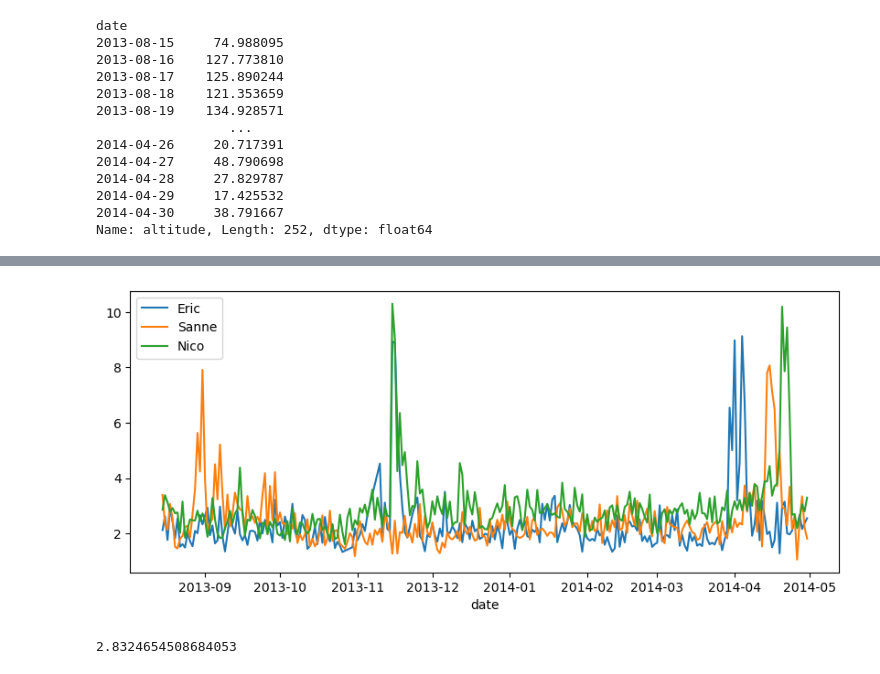
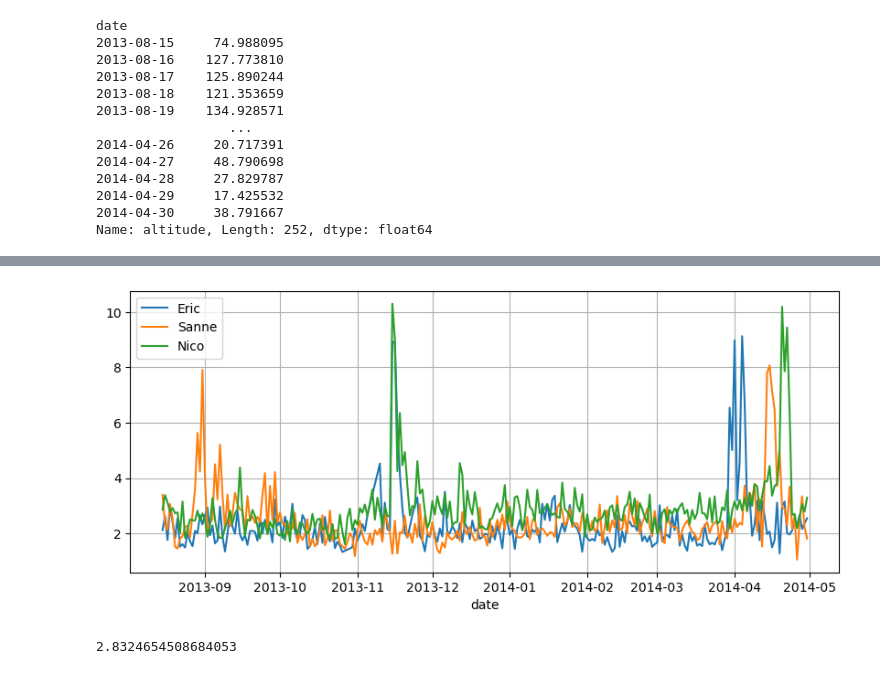
Before and after one commit to wittyphysicist/data-science-project, a Jupyter notebook: Data Science Project.ipynb, the cells around one changed output, grey strips where cells are left out. Drawn from its saved outputs; the diff is of its cells as text; code cells hidden in the pictures.

```diff
--- a/Data Science Project.ipynb
+++ b/Data Science Project.ipynb
@@ -784,20 +577,21 @@ Great! Now find the average speed for each bird and day.
 # %%
 import matplotlib.pyplot as plt
 
 grouped_birdday.altitude.mean()
 
 eric_daily_speed  = grouped_birdday.speed_2d.mean()["Eric"]
 sanne_daily_speed = grouped_birdday.speed_2d.mean()["Sanne"]
 nico_daily_speed  = grouped_birdday.speed_2d.mean()["Nico"]
 
 plt.figure(figsize = (10,4))
 eric_daily_speed.plot(label="Eric")
 sanne_daily_speed.plot(label="Sanne")
 nico_daily_speed.plot(label="Nico")
 plt.legend(loc="upper left")
+plt.grid()
 plt.show()
 # %% [output]
-[figure, old version]
+[figure, new version]
 # %%
 nico_daily_speed.iloc[232]
 # %% [output]
```
Also changed, not shown: parts of 33 cells of this notebook.
